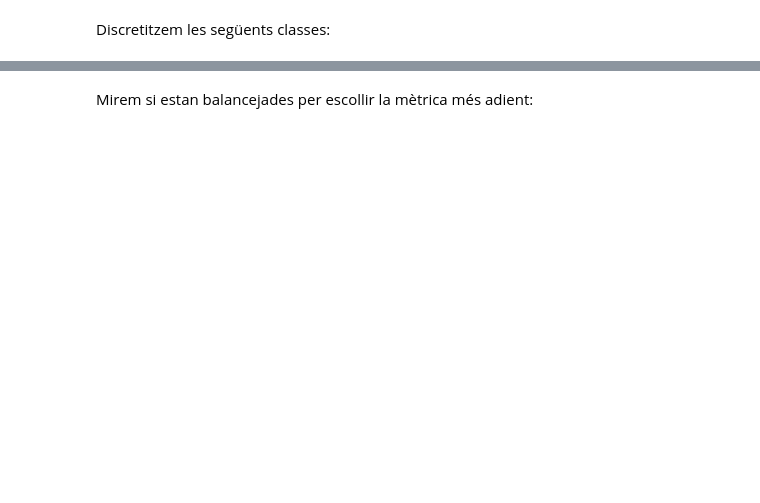
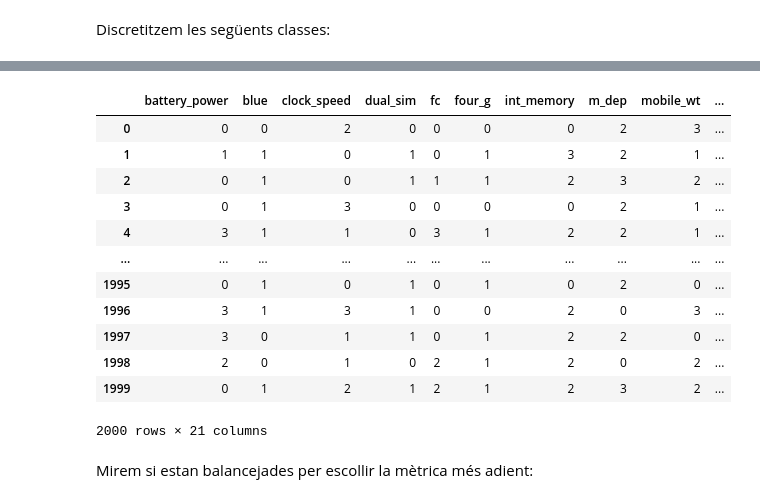
Before and after one commit to YssfDevOps/DecisionTreeFromScratch-ID3-C45-Gini, a Jupyter notebook: EDA.ipynb, the cells around one changed output, grey strips where cells are left out. Drawn from its saved outputs; the diff is of its cells as text; code cells hidden in the pictures; blank space fills up the shorter version.

```diff
--- a/EDA.ipynb
+++ b/EDA.ipynb
@@ -153,3 +84,27 @@ r
+# %%
+def discretize(df, columns):
+    for column in columns:
+        df[column] = pd.qcut(df[column], q=4, labels=False)
+    return df
+
+discretize(df, ['battery_power', 'clock_speed', 'fc', 'ram', 'talk_time', 'int_memory', 'm_dep', 'mobile_wt',
+                    'pc', 'px_height', 'px_width', 'sc_h', 'sc_w'])
+
+df
+# %% [output]
+|  | battery_power | blue | clock_speed | dual_sim | fc | four_g | int_memory | m_dep | mobile_wt | ... |
+| 0 | 0 | 0 | 2 | 0 | 0 | 0 | 0 | 2 | 3 | ... |
+| 1 | 1 | 1 | 0 | 1 | 0 | 1 | 3 | 2 | 1 | ... |
+| 2 | 0 | 1 | 0 | 1 | 1 | 1 | 2 | 3 | 2 | ... |
+| 3 | 0 | 1 | 3 | 0 | 0 | 0 | 0 | 2 | 1 | ... |
+| 4 | 3 | 1 | 1 | 0 | 3 | 1 | 2 | 2 | 1 | ... |
+| ... | ... | ... | ... | ... | ... | ... | ... | ... | ... | ... |
+| 1995 | 0 | 1 | 0 | 1 | 0 | 1 | 0 | 2 | 0 | ... |
+| 1996 | 3 | 1 | 3 | 1 | 0 | 0 | 2 | 0 | 3 | ... |
+| 1997 | 3 | 0 | 1 | 1 | 0 | 1 | 2 | 2 | 0 | ... |
+| 1998 | 2 | 0 | 1 | 0 | 2 | 1 | 2 | 0 | 2 | ... |
+| 1999 | 0 | 1 | 2 | 1 | 2 | 1 | 2 | 3 | 2 | ... |
+2000 rows × 21 columns
 # %% [markdown]
 Mirem si estan balancejades per escollir la mètrica més adient:
 # %%
```
Also changed, not shown: parts of 6 cells of this notebook, 1 other file.
